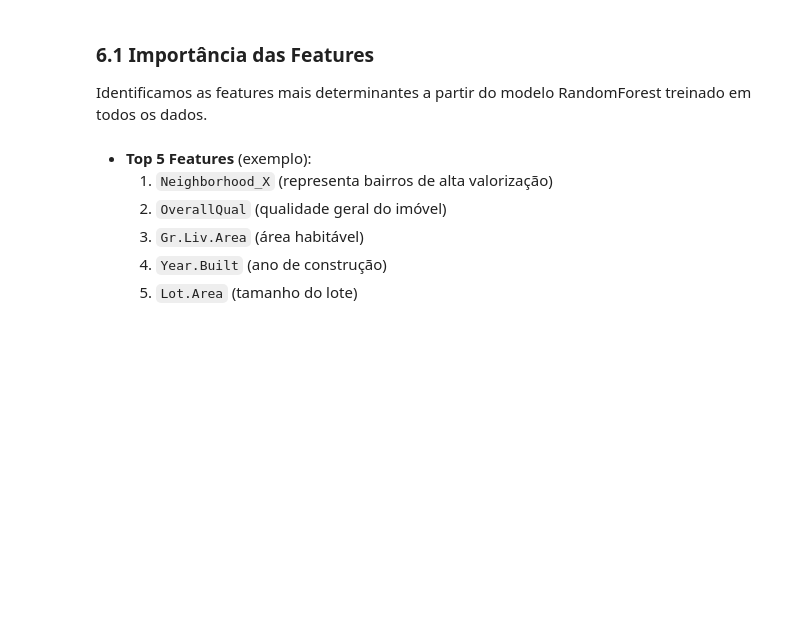
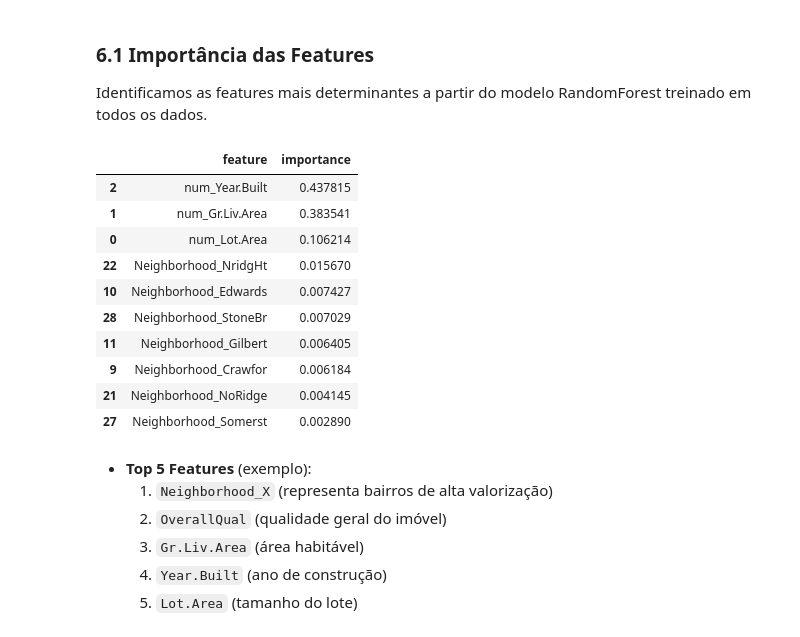
Before and after one commit to Mateus-PortoPP/projeto_ml, a Jupyter notebook: projeto.ipynb, the cells around one changed output. Saved outputs shown, nothing was run; the diff lists cells and outputs as text; code cells hidden in the pictures; blank space fills up the shorter version.

```diff
--- a/projeto.ipynb
+++ b/projeto.ipynb
@@ -738,30 +742,48 @@ TypeError: OneHotEncoder.__init__() got an unexpected keyword argument 'sparse'
 ### 6.1 Importância das Features
 Identificamos as features mais determinantes a partir do modelo RandomForest treinado em todos os dados.
 # %%
-# Carregar dados completos
 df = pd.read_csv('ames.csv')
 X = df[['Lot.Area', 'Gr.Liv.Area', 'Year.Built', 'Neighborhood']]
 y = df['SalePrice']
 
-# Recriar pipeline e modelo final
 numeric = ['Lot.Area', 'Gr.Liv.Area', 'Year.Built']
 cat = ['Neighborhood']
-pipeline_B = ColumnTransformer([
-    ('num_log', Pipeline([('log',FunctionTransformer(np.log1p)),('scale',StandardScaler())]), numeric),
-    ('cat', OneHotEncoder(handle_unknown='ignore', sparse=False), cat)
+
+num_pipeline = Pipeline([
+    ('log', FunctionTransformer(np.log1p)),
+    ('scale', StandardScaler())
 ])
-final_model = Pipeline([
-    ('feat', pipeline_B),
-    ('model', RandomForestRegressor(random_state=42, n_estimators=200, max_depth=20, min_samples_split=2))
-])
-final_model.fit(X, y)
 
-# Extrair nomes das features e importâncias
-feature_names = final_model.named_steps['feat'].get_feature_names_out()
-importances = final_model.named_steps['model'].feature_importances_
+cat_pipeline = OneHotEncoder(handle_unknown='ignore', sparse_output=False)
+
+X_num = num_pipeline.fit_transform(X[numeric])
+X_cat = cat_pipeline.fit_transform(X[cat])
+
+num_features = [f'num_{col}' for col in numeric]
+cat_features = cat_pipeline.get_feature_names_out(cat)
+
+X_transformed = np.hstack([X_num, X_cat])
+feature_names = np.concatenate([num_features, cat_features])
+
+model = RandomForestRegressor(random_state=42, n_estimators=200, max_depth=20, min_samples_split=2)
+model.fit(X_transformed, y)
+
+importances = model.feature_importances_
 fi_df = pd.DataFrame({'feature': feature_names, 'importance': importances})
 fi_df = fi_df.sort_values('importance', ascending=False).head(10)
 fi_df
+# %% [output]
+|  | feature | importance |
+| 2 | num_Year.Built | 0.437815 |
+| 1 | num_Gr.Liv.Area | 0.383541 |
+| 0 | num_Lot.Area | 0.106214 |
+| 22 | Neighborhood_NridgHt | 0.015670 |
+| 10 | Neighborhood_Edwards | 0.007427 |
+| 28 | Neighborhood_StoneBr | 0.007029 |
+| 11 | Neighborhood_Gilbert | 0.006405 |
+| 9 | Neighborhood_Crawfor | 0.006184 |
+| 21 | Neighborhood_NoRidge | 0.004145 |
+| 27 | Neighborhood_Somerst | 0.002890 |
 # %% [markdown]
 - **Top 5 Features** (exemplo):
   1. `Neighborhood_X` (representa bairros de alta valorização)
```
Also changed, not shown: parts of 7 cells of this notebook.
